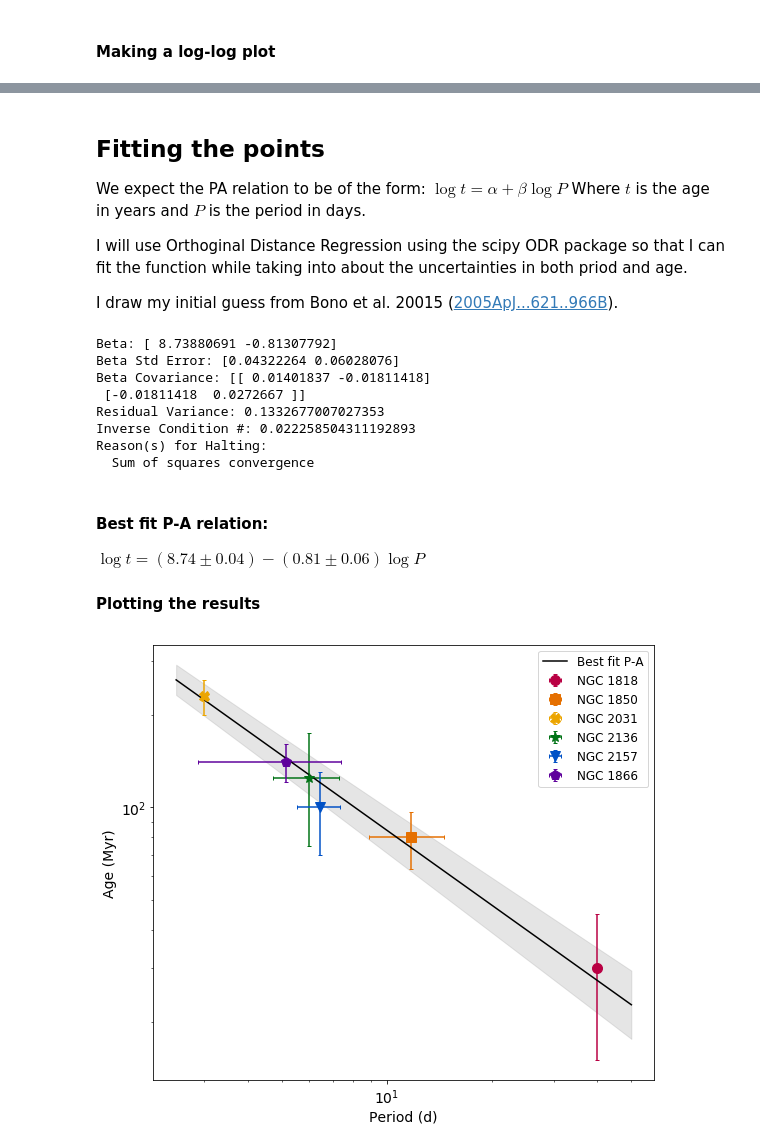
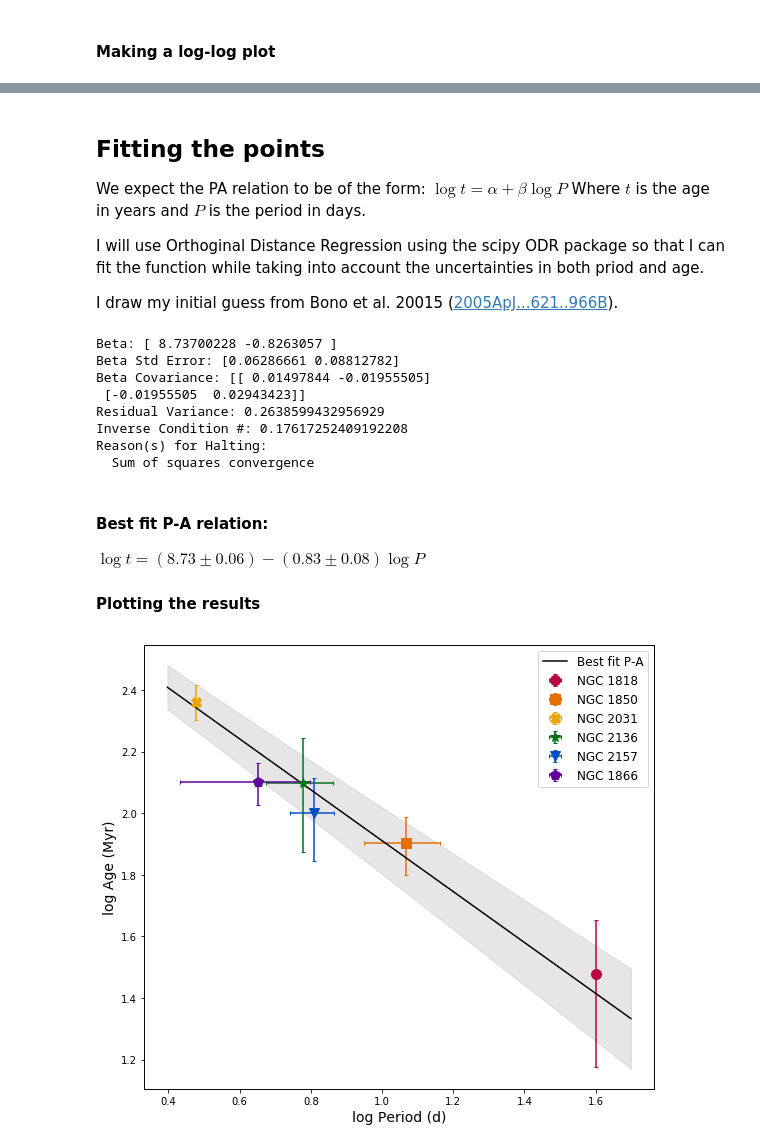
Before and after one commit to ceb8/CepheidVariables, a Jupyter notebook: notebooks/Period_Age_Relation.ipynb, the cells around one changed output, grey strips where cells are left out. Drawn from its saved outputs; the diff is of its cells as text; code cells hidden in the pictures.

```diff
--- a/notebooks/Period_Age_Relation.ipynb
+++ b/notebooks/Period_Age_Relation.ipynb
@@ -50,9 +51,15 @@ pd_age_table = Table(names=["cluster","periods","age","e_age"],
                             [2.97151, 3.19436, 3.04226, 3.27879, 3.03111, 2.96081, 2.82426, 2.86926, 2.79717],
                             [4.41422, 9.1301, 4.46552],
                             [7.71987, 5.1472],
-                            [2.039, 3.144, 51.519, 2.957, 3.101, 3.037, 3.065, 3.044, 3.291, 3.065, 3.182,
-                             3.058, 3.228, 2.728, 3.452, 0.666, 3.316, 3.525,3.086, 2.944, 0.626]],
-                           [30,80,230,125,100,141]*u.Myr,
+                           # [2.039, 3.144, 51.519, 2.957, 3.101, 3.037, 3.065, 3.044, 3.291, 3.065, 3.182,
+                           #  3.058, 3.228, 2.728, 3.452, 0.666, 3.316, 3.525,3.086, 2.944, 0.626]
+                           # [2.039, 3.205, 3.144, 2.642, 2.957, 3.443, 3.101, 3.037, 1.944, 3.065, 3.044,
+                           #  3.291, 3.065, 3.182, 2.893, 3.058, 3.228, 2.728, 3.452, 3.316, 3.525, 3.086, 2.944]
+                            [2.039, 3.205, 3.144, 51.52, 2.642, 2.957, 3.443, 3.101, 3.037, 1.944, 3.065, 3.044,
+                             3.291, 3.065, 3.182, 1.012, 3.058, 0.7401, 3.228, 2.728, 3.452, 0.6664, 3.316,
+                             3.525, 3.086, 2.944, 0.6256]
+                           ],
+                           [30,80,230,125,100,126]*u.Myr,
                            [15,17,30,50,30,20]*u.Myr])
 # %% [markdown]
 Calculating the mean periods and standard error on the mean do get a single period for each age.
@@ -73,7 +80,7 @@ Adding error to the one with a single data point because otherwise it breaks the
 
 \* Note, though that is doesn't really matter, it doesn't affect the output numbers at the level of precision we are sensitive to.
 # %%
-pd_age_table["e_ave_pd"][0] = 0.001
+pd_age_table["e_ave_pd"][0] = 0.000001
 # %%
 pd_age_table
 # %% [output]
@@ -115,7 +122,7 @@ plt.show()
 We expect the PA relation to be of the form: $\log t =  \alpha + \beta \log P$
 Where $t$ is the age in years and $P$ is the period in days.
 
-I will use Orthoginal Distance Regression using the scipy ODR package so that I can fit the function while taking into about the uncertainties in both priod and age.
+I will use Orthoginal Distance Regression using the scipy ODR package so that I can fit the function while taking into account the uncertainties in both priod and age.
 
 I draw my initial guess from Bono et al. 20015 ([2005ApJ...621..966B](https://ui.adsabs.harvard.edu/abs/2005ApJ...621..966B/abstract)).
 # %%
@@ -132,7 +139,7 @@ data = RealData(pd_age_table["ave_pd"], pd_age_table["age"],
                 sx=pd_age_table["e_ave_pd"], sy=pd_age_table["e_age"])
 
 # Set up ODR with the model and data.
-odr = ODR(data, age_model, beta0=[8.2, -0.7])
+odr = ODR(data, age_model, beta0=[8.4, -1.07])
 
 # Run the regression.
 out = odr.run()
@@ -140,18 +147,18 @@ out = odr.run()
 # Use the in-built pprint method to give us results.
 out.pprint()
 # %% [output]
-Beta: [ 8.73880691 -0.81307792]
-Beta Std Error: [0.04322264 0.06028076]
-Beta Covariance: [[ 0.01401837 -0.01811418]
- [-0.01811418  0.0272667 ]]
-Residual Variance: 0.1332677007027353
-Inverse Condition #: 0.022258504311192893
+Beta: [ 8.73700228 -0.8263057 ]
+Beta Std Error: [0.06286661 0.08812782]
+Beta Covariance: [[ 0.01497844 -0.01955505]
+ [-0.01955505  0.02943423]]
+Residual Variance: 0.2638599432956929
+Inverse Condition #: 0.17617252409192208
 Reason(s) for Halting:
   Sum of squares convergence
 # %% [markdown]
 #### Best fit P-A relation:
 
-$\log t =  (8.74 \pm 0.04) - (0.81 \pm 0.06) \log P$
+$\log t =  (8.73 \pm 0.06) - (0.83 \pm 0.08) \log P$
 
 #### Plotting the results
 # %%
@@ -162,34 +169,45 @@ ax1.tick_params(axis='both', which='major', labelsize=14)
 colors = ['#b90043','#e57001', '#eca500', '#007215', '#0051c6', '#5f019c']
 markers = ['o','s','X','*','v','p']
 i = 0
 for cluster in pd_age_table:
     ax1.errorbar(cluster["ave_pd"], cluster["age"], xerr=cluster["e_ave_pd"], yerr=cluster["e_age"],
                  capsize=2, linestyle='None', markersize=10, label=cluster["cluster"],
                  color=colors[i], marker=markers[i],)
     i+=1
 
 x_fit = np.linspace(pd_age_table["ave_pd"].min()-0.5, pd_age_table["ave_pd"].max()+10, 1000)
 y_fit = age_func(out.beta, x_fit)
 ax1.plot(x_fit, y_fit, color='black', label="Best fit P-A")
 
 
 y_err = np.sqrt(out.sd_beta[0]**2+(out.sd_beta[1]*np.log10(x_fit))**2)
 y_min = 10**(np.log10(y_fit)+y_err)
 y_max = 10**(np.log10(y_fit)-y_err)
 plt.fill_between(x_fit, y_min, y_max, color='gray', alpha=0.2)
 
-ax1.set_xlabel("Period (d)", size=14)
-ax1.set_ylabel("Age (Myr)", size=14)
-
 ax1.set_xscale("log")
 ax1.set_yscale("log")
 
+ax1.axis('off')
+
 ax1.legend(fontsize=12)
+
+ax2 = ax1.twinx()
+ax2.set_ylim(np.log10(ax1.get_ylim()))
+ax2.yaxis.tick_left()
+ax2.yaxis.set_label_position("left")
+ax2.set_ylabel("log Age (Myr)", size=14)
+
+ax3 = ax1.twiny()
+ax3.set_xlim(np.log10(ax1.get_xlim()))
+ax3.xaxis.tick_bottom()
+ax3.xaxis.set_label_position("bottom")
+ax3.set_xlabel("log Period (d)", size=14)
 
 fig.tight_layout()
 
 plt.savefig("../doc/plots/period_age_relation.pdf")
 
 plt.show()
 # %% [output]
-[figure, old version]
+[figure, new version]
```
Also changed, not shown: parts of 3 cells of this notebook, 4 other files.
